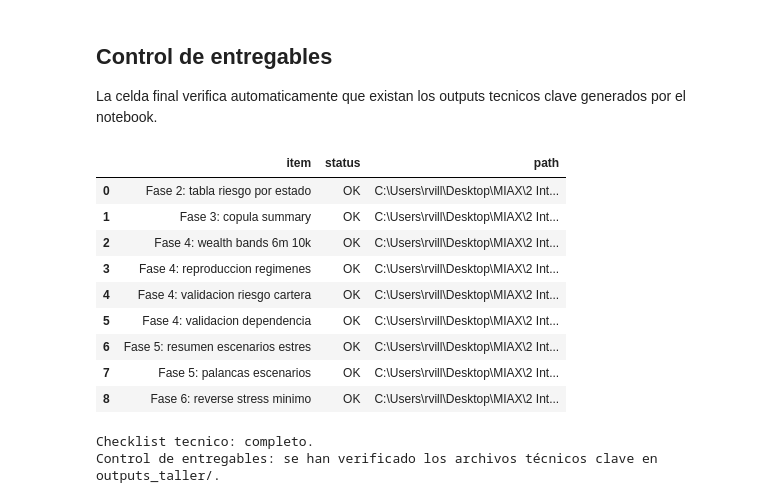
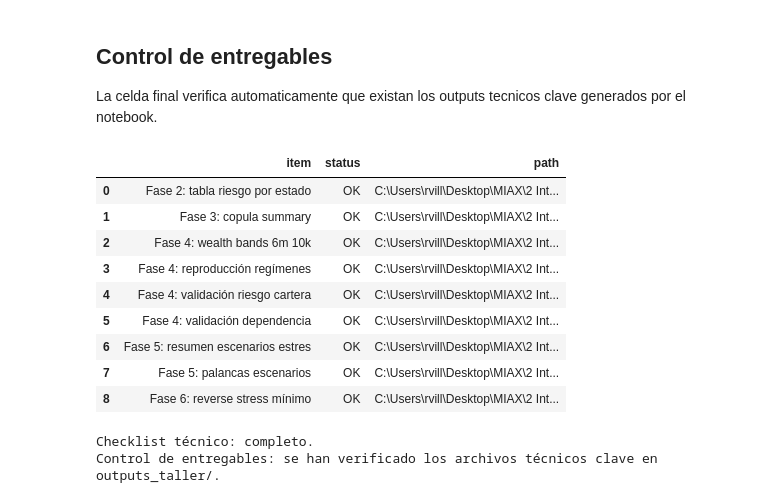
Before and after one commit to rodovilllapa210/29--30-y-31-enero.-Gesti-n-De-Riesgos-Financieros.-Francisco-P-rez--lvaro-Ar-valo-20260129, a Jupyter notebook: Taller_Riesgos_HMM_Copulasv2_main.ipynb, the cells around one changed output. Saved outputs shown, nothing was run; the diff lists cells and outputs as text; code cells hidden in the pictures.

```diff
--- a/Taller_Riesgos_HMM_Copulasv2_main.ipynb
+++ b/Taller_Riesgos_HMM_Copulasv2_main.ipynb
@@ -4065,43 +4461,43 @@ La celda final verifica automaticamente que existan los outputs tecnicos clave g
 # %%
 # --- Checklist técnico de entregables ---
 
 out = Path(OUT_DIR)
 checks = [
     ("Fase 2: tabla riesgo por estado", out / "phase2_risk_by_state.csv"),
     ("Fase 3: copula summary", out / "phase3_copula_summary.json"),
     ("Fase 4: wealth bands 6m 10k", out / "phase4_wealth_bands_6m_n10000.csv"),
-    ("Fase 4: reproduccion regimenes", out / "phase4_regime_reproduction_6m_n10000.csv"),
-    ("Fase 4: validacion riesgo cartera", out / "phase4_portfolio_risk_validation_6m_n10000.csv"),
-    ("Fase 4: validacion dependencia", out / "phase4_dependence_validation_6m_n10000.csv"),
+    ("Fase 4: reproducción regímenes", out / "phase4_regime_reproduction_6m_n10000.csv"),
+    ("Fase 4: validación riesgo cartera", out / "phase4_portfolio_risk_validation_6m_n10000.csv"),
+    ("Fase 4: validación dependencia", out / "phase4_dependence_validation_6m_n10000.csv"),
     ("Fase 5: resumen escenarios estres", out / "phase5_stress_summary_6m_n10000.csv"),
     ("Fase 5: palancas escenarios", out / "phase5_stress_levers_summary_6m_n10000.csv"),
-    ("Fase 6: reverse stress minimo", out / "phase6_reverse_stress_minimum_1d_n25000.csv"),
+    ("Fase 6: reverse stress mínimo", out / "phase6_reverse_stress_minimum_1d_n25000.csv"),
 ]
 
 rows = []
 for item, path in checks:
     rows.append({"item": item, "status": "OK" if path.exists() else "FALTA", "path": str(path)})
 
 check_df = pd.DataFrame(rows)
 display(check_df)
 
 n_missing = int((check_df["status"] == "FALTA").sum())
 if n_missing == 0:
-    print("Checklist tecnico: completo.")
+    print("Checklist técnico: completo.")
 else:
-    print(f"Checklist tecnico: faltan {n_missing} outputs.")
+    print(f"Checklist técnico: faltan {n_missing} outputs.")
 
 print("Control de entregables: se han verificado los archivos técnicos clave en outputs_taller/.")
 # %% [output]
 |  | item | status | path |
 | 0 | Fase 2: tabla riesgo por estado | OK | C:\Users\rvill\Desktop\MIAX\2 Int... |
 | 1 | Fase 3: copula summary | OK | C:\Users\rvill\Desktop\MIAX\2 Int... |
 | 2 | Fase 4: wealth bands 6m 10k | OK | C:\Users\rvill\Desktop\MIAX\2 Int... |
-| 3 | Fase 4: reproduccion regimenes | OK | C:\Users\rvill\Desktop\MIAX\2 Int... |
-| 4 | Fase 4: validacion riesgo cartera | OK | C:\Users\rvill\Desktop\MIAX\2 Int... |
-| 5 | Fase 4: validacion dependencia | OK | C:\Users\rvill\Desktop\MIAX\2 Int... |
+| 3 | Fase 4: reproducción regímenes | OK | C:\Users\rvill\Desktop\MIAX\2 Int... |
+| 4 | Fase 4: validación riesgo cartera | OK | C:\Users\rvill\Desktop\MIAX\2 Int... |
+| 5 | Fase 4: validación dependencia | OK | C:\Users\rvill\Desktop\MIAX\2 Int... |
 | 6 | Fase 5: resumen escenarios estres | OK | C:\Users\rvill\Desktop\MIAX\2 Int... |
 | 7 | Fase 5: palancas escenarios | OK | C:\Users\rvill\Desktop\MIAX\2 Int... |
-| 8 | Fase 6: reverse stress minimo | OK | C:\Users\rvill\Desktop\MIAX\2 Int... |
+| 8 | Fase 6: reverse stress mínimo | OK | C:\Users\rvill\Desktop\MIAX\2 Int... |
-Checklist tecnico: completo.
+Checklist técnico: completo.
 Control de entregables: se han verificado los archivos técnicos clave en outputs_taller/.
```
Also changed, not shown: parts of 13 cells of this notebook.
